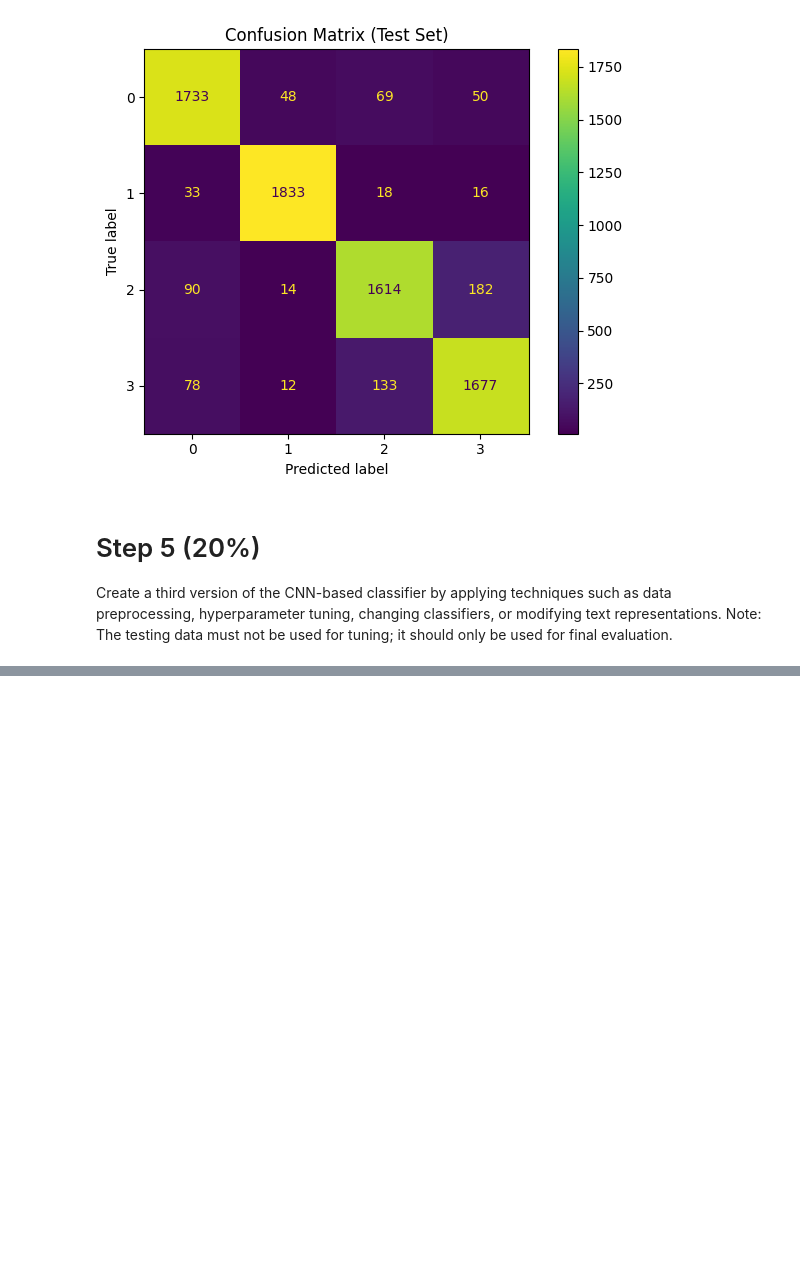
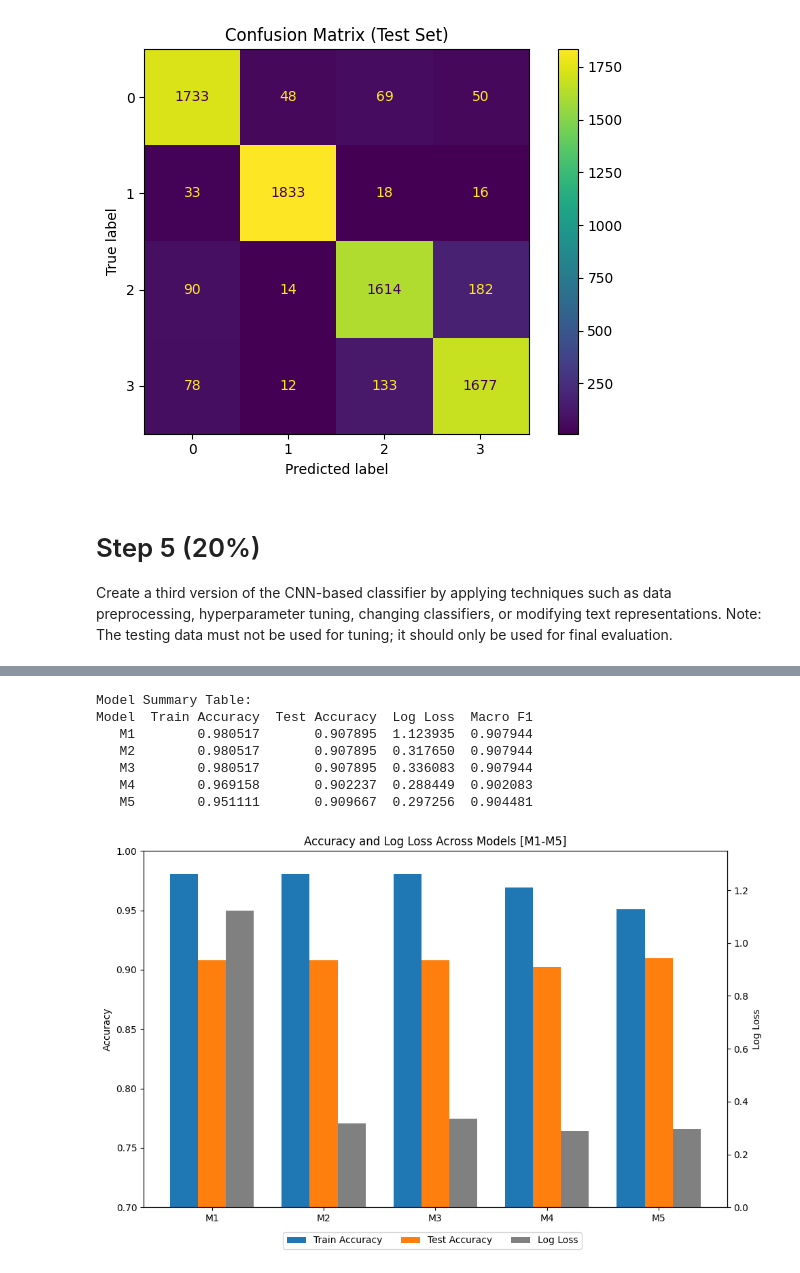
Before and after one commit to Marianette/A1-AIML428, a Jupyter notebook: A1-DaRocha.ipynb, the cells around one changed output, grey strips where cells are left out. Cells and saved outputs as stored; diff of their text form; code cells hidden in the pictures; blank space fills up the shorter version.

```diff
--- a/A1-DaRocha.ipynb
+++ b/A1-DaRocha.ipynb
@@ -1082,0 +1026,80 @@ Confusion Matrix:
+# %%
+# --------------------------------------------
+# Visual comparison of all models
+# --------------------------------------------
+
+import matplotlib.pyplot as plt
+import numpy as np
+import seaborn as sns
+from sklearn.metrics import ConfusionMatrixDisplay
+
+models = [M1, M2, M3, M4, M5]
+
+summary_data = {
+    'Model': [f"M{i+1}" for i in range(len(models))],
+    'Train Accuracy': train_acc,
+    'Test Accuracy': test_acc,
+    'Log Loss': log_losses,
+    'Macro F1': f1_macro
+}
+summary_df = pd.DataFrame(summary_data)
+print("\nModel Summary Table:")
+print(summary_df.to_string(index=False))
+print("")
+
+# Accuracy / LL ----------------------
+names = [m['name'] for m in models]
+train_acc = [m['train_acc'] for m in models]
+test_acc = [m.get('test_acc', m.get('val_acc')) for m in models]
+log_losses = [m['test_log_loss'] for m in models]
+
+x = np.arange(len(models))
+width = 0.25
+
+fig, ax1 = plt.subplots(figsize=(10, 6))
+
+ax1.bar(x - width, train_acc, width, label='Train Accuracy')
+ax1.bar(x, test_acc, width, label='Test Accuracy')
+ax1.set_ylabel('Accuracy')
+ax1.set_ylim(0.7, 1.0)
+
+ax2 = ax1.twinx()
+ax2.bar(x + width, log_losses, width, label='Log Loss', color='gray')
+ax2.set_ylabel('Log Loss')
+ax2.set_ylim(0, max(log_losses)*1.2)
+
+ax1.set_xticks(x)
+ax1.set_xticklabels([f"M{i+1}" for i in range(len(models))])
+fig.legend(loc='lower center', ncol=3, bbox_to_anchor=(0.5, -0.05))
+plt.title("Accuracy and Log Loss Across Models [M1-M5]")
+plt.tight_layout()
+plt.show()
+
+# F1-scores ----------------------
+f1_macro = [m['classification_report']['macro avg']['f1-score'] for m in models]
+plt.figure(figsize=(8, 4))
+plt.bar([f"M{i+1}" for i in range(len(models))], f1_macro, color='skyblue')
+plt.ylabel("Macro-Averaged F1 Score")
+plt.title("F1 Scores by Model [M1-M5]")
+plt.ylim(0.8, 1.0)
+plt.tight_layout()
+plt.show()
+
+# Confusion Matrices ----------------------
+fig, axes = plt.subplots(1, len(models), figsize=(18, 4))
+for i, m in enumerate(models):
+    disp = ConfusionMatrixDisplay(m['confusion_matrix'])
+    disp.plot(ax=axes[i], colorbar=False)
+    axes[i].set_title(f"{m['name'].split('-')[0].strip()}")
+plt.suptitle("Confusion Matrices [M1-M5]")
+plt.tight_layout()
+plt.show()
+# %% [output]
+Model Summary Table:
+Model  Train Accuracy  Test Accuracy  Log Loss  Macro F1
+   M1        0.980517       0.907895  1.123935  0.907944
+   M2        0.980517       0.907895  0.317650  0.907944
+   M3        0.980517       0.907895  0.336083  0.907944
+   M4        0.969158       0.902237  0.288449  0.902083
+   M5        0.951111       0.909667  0.297256  0.904481
+[figure, added]
```
Also changed, not shown: parts of 14 cells of this notebook, 1 other file.
